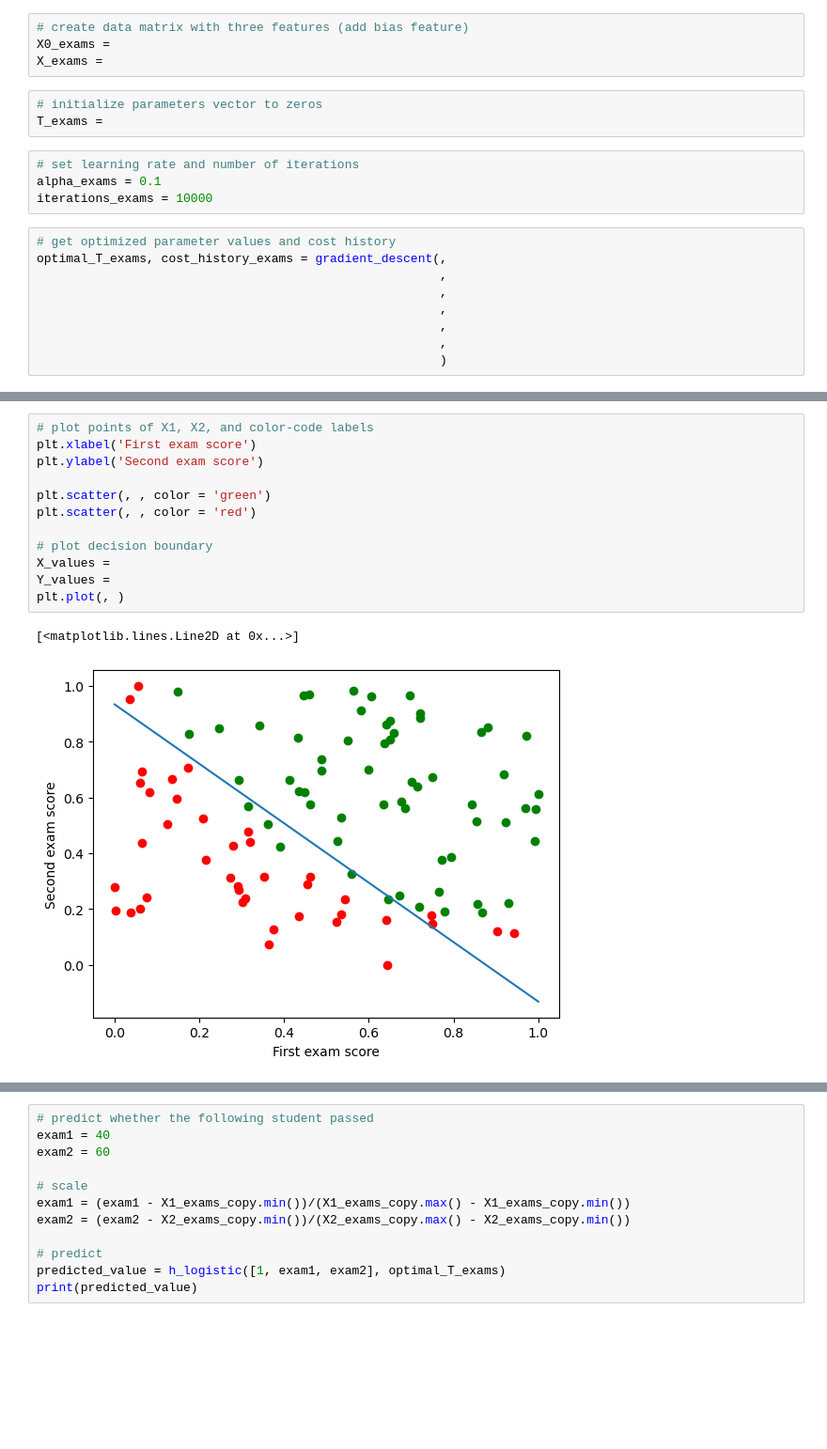
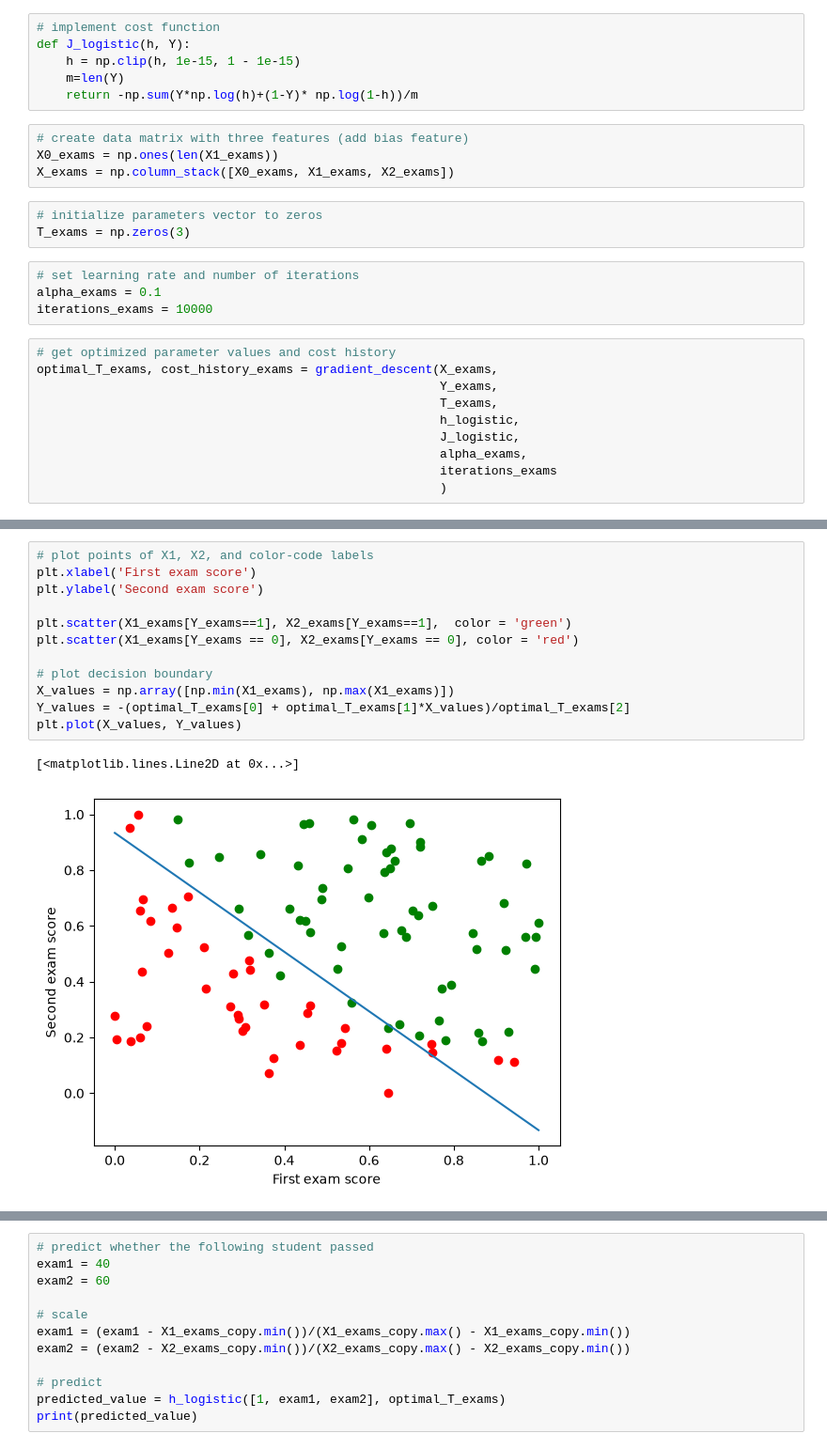
Before and after one commit to MammadHuseyn/ml-hw-1, a Jupyter notebook: CSCI4734_2026F_A1.ipynb, the cells around one changed output, grey strips where cells are left out. Shown at 94% size. Saved outputs shown, nothing was run; the diff lists cells and outputs as text; blank space fills up the shorter version.

```diff
--- a/CSCI4734_2026F_A1.ipynb
+++ b/CSCI4734_2026F_A1.ipynb
@@ -332,22 +328,29 @@ def J_logistic(h, Y):
+# %%
+# implement cost function
+def J_logistic(h, Y):
+    h = np.clip(h, 1e-15, 1 - 1e-15)
+    m=len(Y)
+    return -np.sum(Y*np.log(h)+(1-Y)* np.log(1-h))/m
 # %%
 # create data matrix with three features (add bias feature)
-X0_exams =
-X_exams =
+X0_exams = np.ones(len(X1_exams))
+X_exams = np.column_stack([X0_exams, X1_exams, X2_exams])
 # %%
 # initialize parameters vector to zeros
-T_exams =
+T_exams = np.zeros(3)
 # %%
 # set learning rate and number of iterations
 alpha_exams = 0.1
 iterations_exams = 10000
 # %%
 # get optimized parameter values and cost history
-optimal_T_exams, cost_history_exams = gradient_descent(,
-                                                       ,
-                                                       ,
-                                                       ,
-                                                       ,
-                                                       ,
+optimal_T_exams, cost_history_exams = gradient_descent(X_exams,
+                                                       Y_exams,
+                                                       T_exams,
+                                                       h_logistic,
+                                                       J_logistic,
+                                                       alpha_exams,
+                                                       iterations_exams
                                                        )
 # %% [output]
 Iteration #0
@@ -382,17 +385,17 @@ plt.show()
 # %%
 # plot points of X1, X2, and color-code labels
 plt.xlabel('First exam score')
 plt.ylabel('Second exam score')
 
-plt.scatter(, , color = 'green')
-plt.scatter(, , color = 'red')
+plt.scatter(X1_exams[Y_exams==1], X2_exams[Y_exams==1],  color = 'green')
+plt.scatter(X1_exams[Y_exams == 0], X2_exams[Y_exams == 0], color = 'red')
 
 # plot decision boundary
-X_values =
-Y_values =
-plt.plot(, )
+X_values = np.array([np.min(X1_exams), np.max(X1_exams)])
+Y_values = -(optimal_T_exams[0] + optimal_T_exams[1]*X_values)/optimal_T_exams[2]
+plt.plot(X_values, Y_values)
 # %% [output]
 [<matplotlib.lines.Line2D at 0x...>]
-[figure, old version]
+[figure, new version]
 # %%
 # make predictions with threshold 0.5
```
Also changed, not shown: parts of 17 cells of this notebook.
